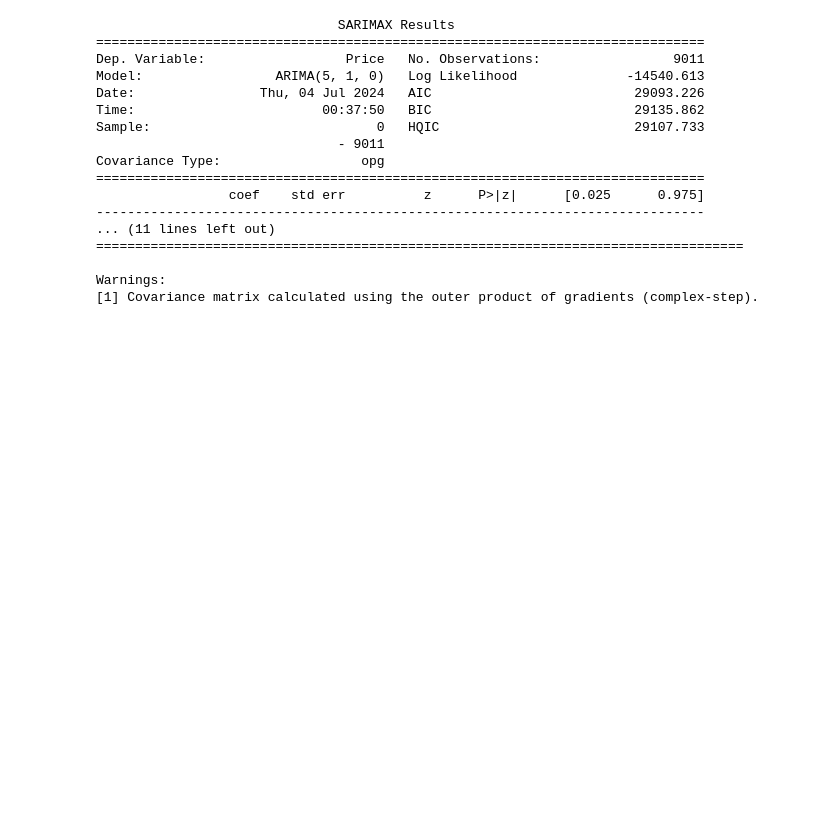
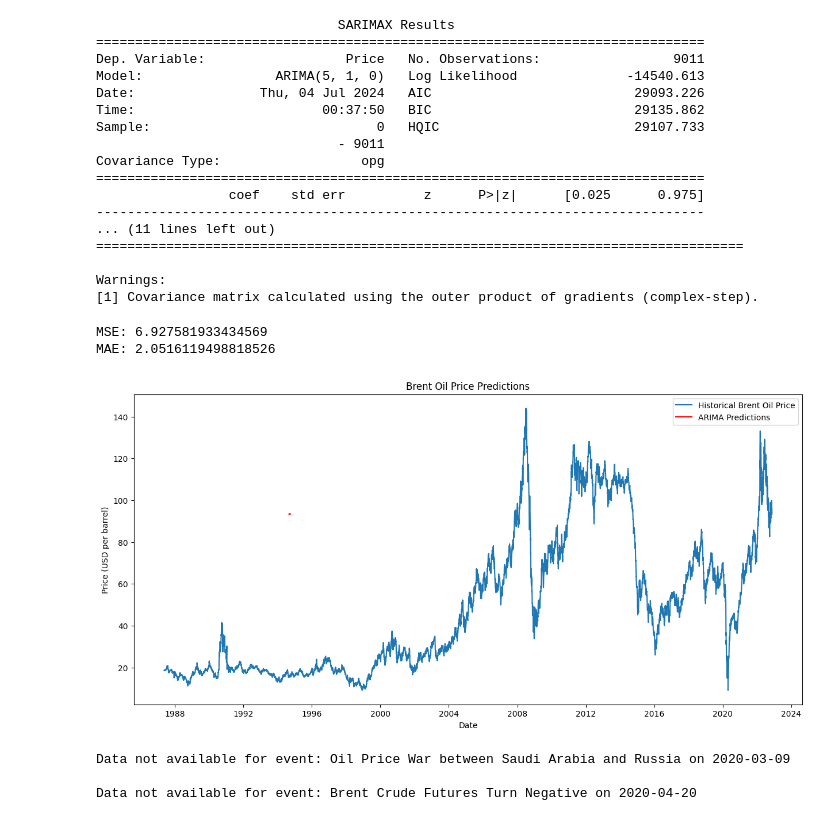
Before and after one commit to abigiyaayele/Brent-Oil-Price-Change-Analysis, a Jupyter notebook: notebooks/EDA.ipynb, the cells around one changed output. Cells and saved outputs as stored; diff of their text form; code cells hidden in the pictures; blank space fills up the shorter version.

```diff
--- a/notebooks/EDA.ipynb
+++ b/notebooks/EDA.ipynb
@@ -17,10 +17,13 @@ data = pd.read_csv('../data/BrentOilPrices.csv', parse_dates=['Date'], dayfirst=
 data.set_index('Date', inplace=True)
 print(data.head())
 
-# Extract year, month, and day features from the index
-data['Year'] = data.index.year
-data['Month'] = data.index.month
-data['Day'] = data.index.day
+# Reset the index to bring 'Date' back as a column
+data.reset_index(inplace=True)
+
+# Extract year, month, and day features
+data['Year'] = data['Date'].dt.year
+data['Month'] = data['Date'].dt.month
+data['Day'] = data['Date'].dt.day
 
 # Display the updated DataFrame
 print(data.head())
@@ -184,3 +186,49 @@ Covariance Type:                  opg
 
 Warnings:
 [1] Covariance matrix calculated using the outer product of gradients (complex-step).
+# %%
+# Calculate metrics
+# Predictions
+pred = arima_result.predict(start=len(data), end=len(data) + 30, typ='levels')
+mse = mean_squared_error(data['Price'][-30:], pred[:30])
+mae = mean_absolute_error(data['Price'][-30:], pred[:30])
+print(f'MSE: {mse}')
+print(f'MAE: {mae}')
+# %% [output]
+MSE: 6.927581933434569
+MAE: 2.0516119498818526
+# %%
+# Plot predictions
+plt.figure(figsize=(15, 7))
+plt.plot(data['Price'], label='Historical Brent Oil Price')
+plt.plot(pred, label='ARIMA Predictions', color='red')
+plt.xlabel('Date')
+plt.ylabel('Price (USD per barrel)')
+plt.title('Brent Oil Price Predictions')
+plt.legend()
+plt.show()
+# %% [output]
+[figure, added]
+# %%
+# Example: Identify significant events and their impact on oil prices
+significant_events = {
+    '2020-03-09': 'Oil Price War between Saudi Arabia and Russia',
+    '2020-04-20': 'Brent Crude Futures Turn Negative'
+}
+
+for date, event in significant_events.items():
+    date = pd.to_datetime(date)
+    if date in data.index:
+        prev_date = date - pd.Timedelta(days=1)
+        if prev_date in data.index:
+            price_change = data.loc[date]['Price'] - data.loc[prev_date]['Price']
+            print(f"Event: {event} on {date.strftime('%Y-%m-%d')}")
+            print(f"Price Change: {price_change:.2f}\n")
+        else:
+            print(f"Previous day's data not available for event: {event} on {date.strftime('%Y-%m-%d')}\n")
+    else:
+        print(f"Data not available for event: {event} on {date.strftime('%Y-%m-%d')}\n")
+# %% [output]
+Data not available for event: Oil Price War between Saudi Arabia and Russia on 2020-03-09
+
+Data not available for event: Brent Crude Futures Turn Negative on 2020-04-20
```
Also changed, not shown: parts of 1 cell of this notebook, 2 other files.
